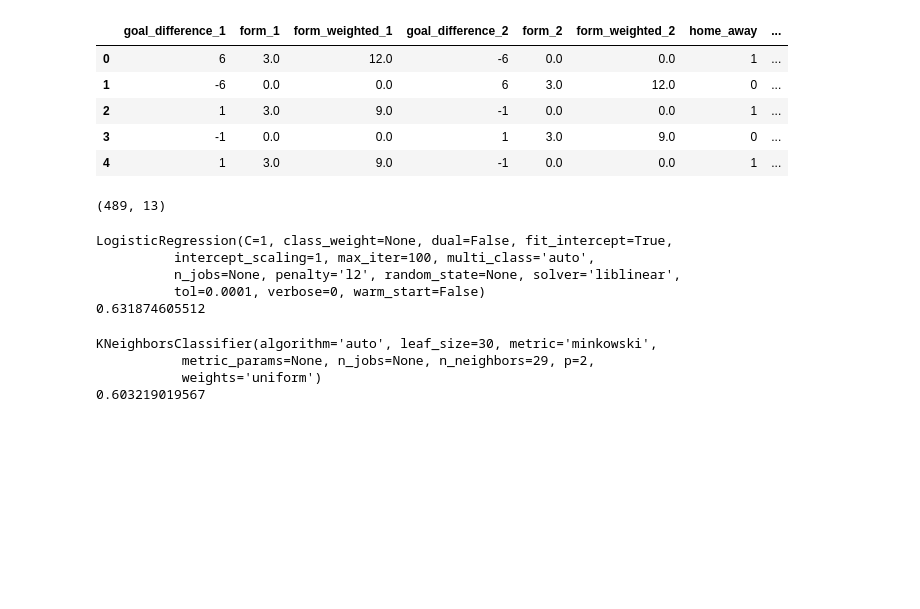
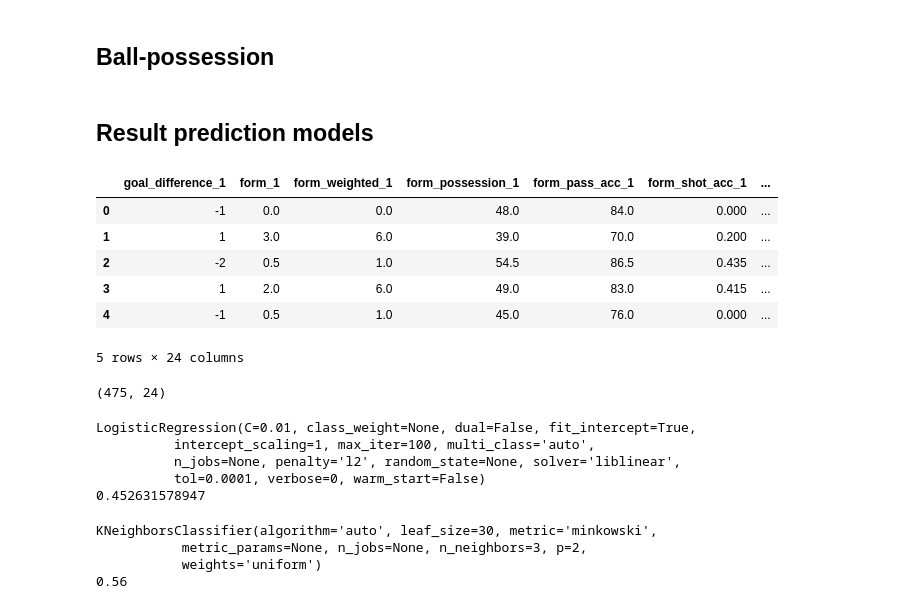
Before and after one commit to krflorian/soccer_odds, a Jupyter notebook: train_ensemble.ipynb, the cells around one changed output. Drawn from its saved outputs; the diff is of its cells as text; code cells hidden in the pictures; blank space fills up the shorter version.

```diff
--- a/train_ensemble.ipynb
+++ b/train_ensemble.ipynb
@@ -17,3 +18,6 @@ from sklearn.neural_network import MLPClassifier
 # shut off warnings
 import warnings
 warnings.filterwarnings('ignore')
+# %%
+# load data
+data_ready = pd.read_csv('data\\bundesliga_2017_ready.csv', index_col=0)
@@ -19,0 +32,2 @@ warnings.filterwarnings('ignore')
+# %% [markdown]
+## Ball-possession
@@ -20,14 +47,45 @@ warnings.filterwarnings('ignore')
+# %%
+######################################
+# model possession - neural network  #
+######################################
+
+mdl_mlp = MLPRegressor(hidden_layer_sizes = (50, 50), activation='relu', alpha=0.0001, solver='lbfgs',
+                        batch_size=20, learning_rate='invscaling', learning_rate_init=0.001)
+
+kfold = KFold(n_splits=5, shuffle = True, random_state = 1)
+
+# gridsearch cv
+param_grid = [{
+    'hidden_layer_sizes': [(10,), (10,10), (10,10,10), (50,), (100,), (150,), (100, 100), (100,100,100)],
+    'alpha': [0.0001, 0.001, 0.01, 1, 10]
+}]
+
+search = GridSearchCV(mdl_mlp, param_grid, cv=kfold,
+                      scoring = 'r2',
+                      return_train_score=True, iid=False)
+
+search.fit(X_possession, y_possession)
+mdl_mlp = search.best_estimator_
+
+print(mdl_mlp)
+print(search.best_score_)
+# %%
+possession = mdl_mlp.predict(X_possession)
+# %% [markdown]
+## Result prediction models
 # %%
-# load data
-data_ready = pd.read_csv('data\\bundesliga_2016_ready.csv', index_col=0)
-X = data_ready.drop(['target'], axis= 1)
+# add predicted possession
+data_ready['posession'] = possession
+# get feature and target dataframe
+X = data_ready.drop(['target', 'target_possession', 'team_1', 'team_2', 'round'], axis= 1)
 y = data_ready['target']
 features = list(X.columns)
 X.head()
 # %% [output]
-|  | goal_difference_1 | form_1 | form_weighted_1 | goal_difference_2 | form_2 | form_weighted_2 | home_away | ... |
-| 0 | 6 | 3.0 | 12.0 | -6 | 0.0 | 0.0 | 1 | ... |
-| 1 | -6 | 0.0 | 0.0 | 6 | 3.0 | 12.0 | 0 | ... |
-| 2 | 1 | 3.0 | 9.0 | -1 | 0.0 | 0.0 | 1 | ... |
-| 3 | -1 | 0.0 | 0.0 | 1 | 3.0 | 9.0 | 0 | ... |
-| 4 | 1 | 3.0 | 9.0 | -1 | 0.0 | 0.0 | 1 | ... |
+|  | goal_difference_1 | form_1 | form_weighted_1 | form_possession_1 | form_pass_acc_1 | form_shot_acc_1 | ... |
+| 0 | -1 | 0.0 | 0.0 | 48.0 | 84.0 | 0.000 | ... |
+| 1 | 1 | 3.0 | 6.0 | 39.0 | 70.0 | 0.200 | ... |
+| 2 | -2 | 0.5 | 1.0 | 54.5 | 86.5 | 0.435 | ... |
+| 3 | 1 | 2.0 | 6.0 | 49.0 | 83.0 | 0.415 | ... |
+| 4 | -1 | 0.5 | 1.0 | 45.0 | 76.0 | 0.000 | ... |
+5 rows × 24 columns
@@ -44,8 +99,11 @@ X.columns = features
 ## get train/test split
 X_train, X_test, y_train, y_test = train_test_split(X, y, random_state=1 , test_size=0.2)
 X_train.shape
+
+# setup model list
+model_list = []
 # %% [output]
-(489, 13)
+(475, 24)
 # %%
 #########################################
 # Model 1 - logistic regression - Ridge #
@@ -69,12 +127,15 @@ mdl_ridge = search.best_estimator_
 
 print(mdl_ridge)
 print(search.best_score_)
+
+if search.best_score_ > 0.5:
+    model_list += mdl_ridge
 # %% [output]
-LogisticRegression(C=1, class_weight=None, dual=False, fit_intercept=True,
+LogisticRegression(C=0.01, class_weight=None, dual=False, fit_intercept=True,
           intercept_scaling=1, max_iter=100, multi_class='auto',
           n_jobs=None, penalty='l2', random_state=None, solver='liblinear',
           tol=0.0001, verbose=0, warm_start=False)
-0.631874605512
+0.452631578947
 # %%
 ##################################
 # Model 2 - k-neirest neighbors ##
@@ -99,11 +160,14 @@ mdl_knn = search.best_estimator_
 
 print(mdl_knn)
 print(search.best_score_)
+
+if search.best_score_ > 0.5:
+    model_list += mdl_knn
 # %% [output]
 KNeighborsClassifier(algorithm='auto', leaf_size=30, metric='minkowski',
-           metric_params=None, n_jobs=None, n_neighbors=29, p=2,
+           metric_params=None, n_jobs=None, n_neighbors=3, p=2,
            weights='uniform')
-0.603219019567
+0.56
 # %%
 ###########################
 # model 3 - random forest #
```
Also changed, not shown: parts of 11 cells of this notebook, 5 other files.
